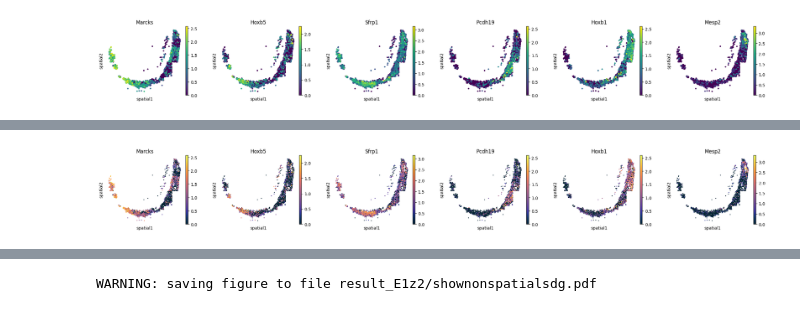
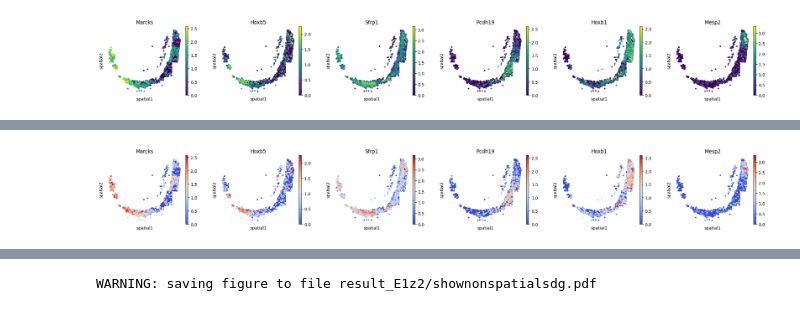
Before and after one commit to WhirlFirst/STEM, a Jupyter notebook: MouseEmbro1_STEM.ipynb, the cells around one changed output, grey strips where cells are left out. Drawn from its saved outputs; the diff is of its cells as text; code cells hidden in the pictures.

```diff
--- a/MouseEmbro1_STEM.ipynb
+++ b/MouseEmbro1_STEM.ipynb
@@ -307,8 +247,0 @@ corrdf = pd.DataFrame(plist,columns=['name','Pearson','p','p-value','mean'])
-# %%
-rcParams['axes.spines.right'] = False
-rcParams['axes.spines.top'] = False
-rcParams['axes.spines.left'] = True
-rcParams['axes.spines.bottom'] = True
-rcParams['pdf.fonttype'] = 42
-rcParams['ps.fonttype'] = 42
-sns.scatterplot(data=corrdf,x='Pearson',y='p')
@@ -450,13 +291,5 @@ sc.pl.spatial(spinaladata,spot_size=3,color=['Marcks','Hoxb5','Sfrp1','Pcdh19','
 WARNING: saving figure to file result_E1z2/showtrajectory_exrpession.pdf
 [figure]
 # %%
-
-figsize(3.8,3)
-rcParams['axes.spines.right'] = False
-rcParams['axes.spines.top'] = False
-rcParams['axes.spines.left'] = False
-rcParams['axes.spines.bottom'] = False
-rcParams['pdf.fonttype'] = 42
-rcParams['ps.fonttype'] = 42
-sc.pl.spatial(spinaladata,spot_size=1.8,color=['Marcks','Hoxb5','Sfrp1','Pcdh19','Hoxb1','Mesp2'],cmap=cbm.seq('thermal').as_cmap,ncols=6,basis='spatial',save='trajectory_exrpession.pdf')
+sc.pl.spatial(spinaladata,spot_size=3,color=['Marcks','Hoxb5','Sfrp1','Pcdh19','Hoxb1','Mesp2'],cmap='coolwarm',ncols=6,basis='spatial')
 # %% [output]
@@ -464 +296 @@ WARNING: saving figure to file result_E1z2/showtrajectory_exrpession.pdf
-[figure, old version]
+[figure, new version]
```
Also changed, not shown: parts of 32 cells of this notebook.
